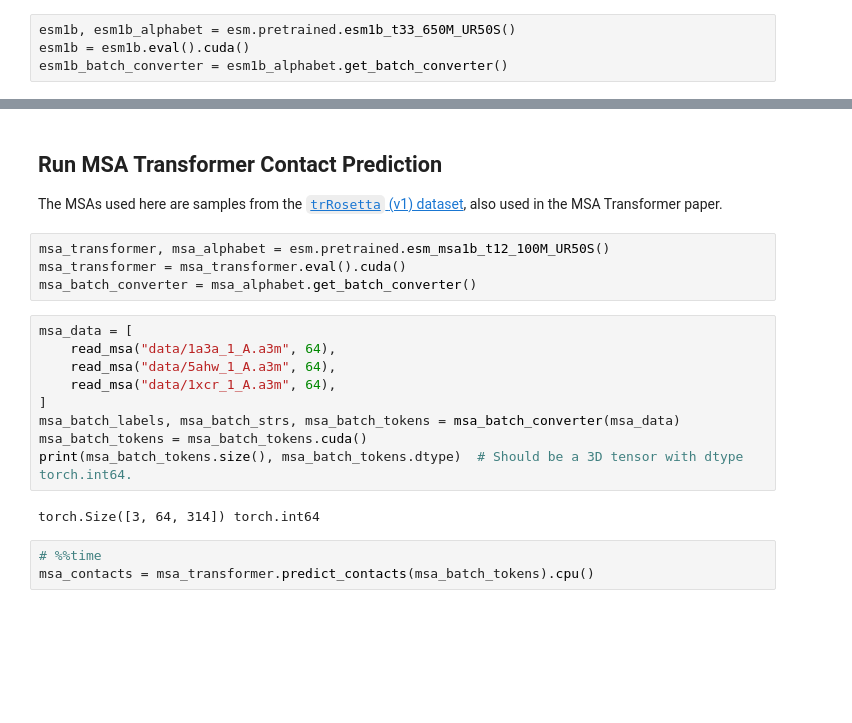
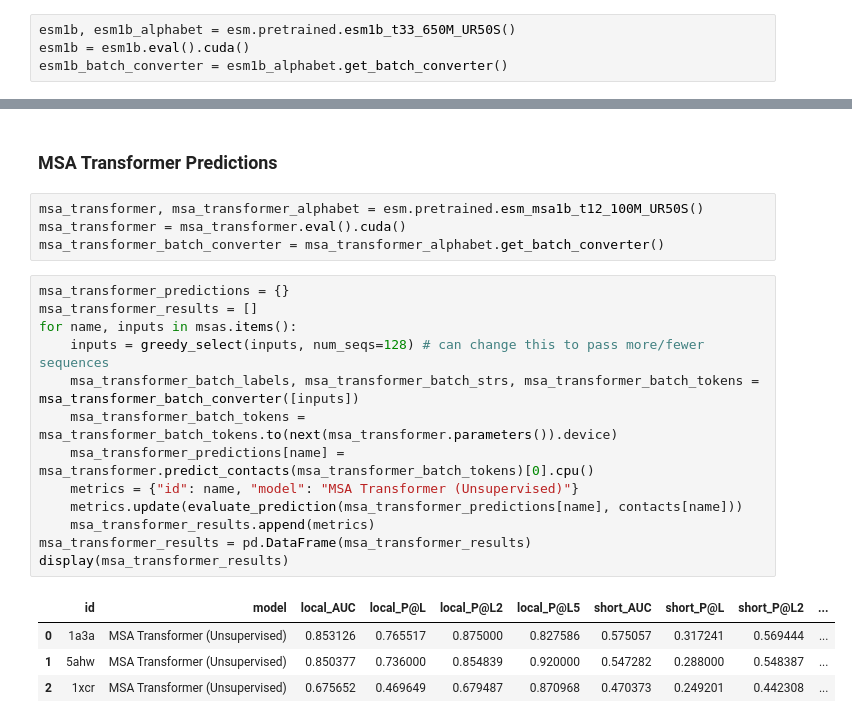
Before and after one commit to facebookresearch/esm, a Jupyter notebook: examples/contact_prediction.ipynb, the cells around one changed output, grey strips where cells are left out. Cells and saved outputs as stored; diff of their text form; blank space fills up the shorter version.

```diff
--- a/examples/contact_prediction.ipynb
+++ b/examples/contact_prediction.ipynb
@@ -74,24 +431,26 @@ plt.show()
-# %% [markdown]
-## Run MSA Transformer Contact Prediction
-
-The MSAs used here are samples from the [`trRosetta` (v1) dataset](https://yanglab.nankai.edu.cn/trRosetta/benchmark/), also used in the MSA Transformer paper.
+# %% [markdown]
+### MSA Transformer Predictions
 # %%
-msa_transformer, msa_alphabet = esm.pretrained.esm_msa1b_t12_100M_UR50S()
+msa_transformer, msa_transformer_alphabet = esm.pretrained.esm_msa1b_t12_100M_UR50S()
 msa_transformer = msa_transformer.eval().cuda()
-msa_batch_converter = msa_alphabet.get_batch_converter()
+msa_transformer_batch_converter = msa_transformer_alphabet.get_batch_converter()
-# %%
-msa_data = [
-    read_msa("data/1a3a_1_A.a3m", 64),
-    read_msa("data/5ahw_1_A.a3m", 64),
-    read_msa("data/1xcr_1_A.a3m", 64),
-]
-msa_batch_labels, msa_batch_strs, msa_batch_tokens = msa_batch_converter(msa_data)
-msa_batch_tokens = msa_batch_tokens.cuda()
-print(msa_batch_tokens.size(), msa_batch_tokens.dtype)  # Should be a 3D tensor with dtype torch.int64.
-# %% [output]
-torch.Size([3, 64, 314]) torch.int64
-# %%
-# %%time
-msa_contacts = msa_transformer.predict_contacts(msa_batch_tokens).cpu()
+# %%
+msa_transformer_predictions = {}
+msa_transformer_results = []
+for name, inputs in msas.items():
+    inputs = greedy_select(inputs, num_seqs=128) # can change this to pass more/fewer sequences
+    msa_transformer_batch_labels, msa_transformer_batch_strs, msa_transformer_batch_tokens = msa_transformer_batch_converter([inputs])
+    msa_transformer_batch_tokens = msa_transformer_batch_tokens.to(next(msa_transformer.parameters()).device)
+    msa_transformer_predictions[name] = msa_transformer.predict_contacts(msa_transformer_batch_tokens)[0].cpu()
+    metrics = {"id": name, "model": "MSA Transformer (Unsupervised)"}
+    metrics.update(evaluate_prediction(msa_transformer_predictions[name], contacts[name]))
+    msa_transformer_results.append(metrics)
+msa_transformer_results = pd.DataFrame(msa_transformer_results)
+display(msa_transformer_results)
+# %% [output]
+|  | id | model | local_AUC | local_P@L | local_P@L2 | local_P@L5 | short_AUC | short_P@L | short_P@L2 | ... |
+| 0 | 1a3a | MSA Transformer (Unsupervised) | 0.853126 | 0.765517 | 0.875000 | 0.827586 | 0.575057 | 0.317241 | 0.569444 | ... |
+| 1 | 5ahw | MSA Transformer (Unsupervised) | 0.850377 | 0.736000 | 0.854839 | 0.920000 | 0.547282 | 0.288000 | 0.548387 | ... |
+| 2 | 1xcr | MSA Transformer (Unsupervised) | 0.675652 | 0.469649 | 0.679487 | 0.870968 | 0.470373 | 0.249201 | 0.442308 | ... |
 # %%
 fig, axes = plt.subplots(figsize=(18, 6), ncols=3)
```
Also changed, not shown: parts of 32 cells of this notebook.
